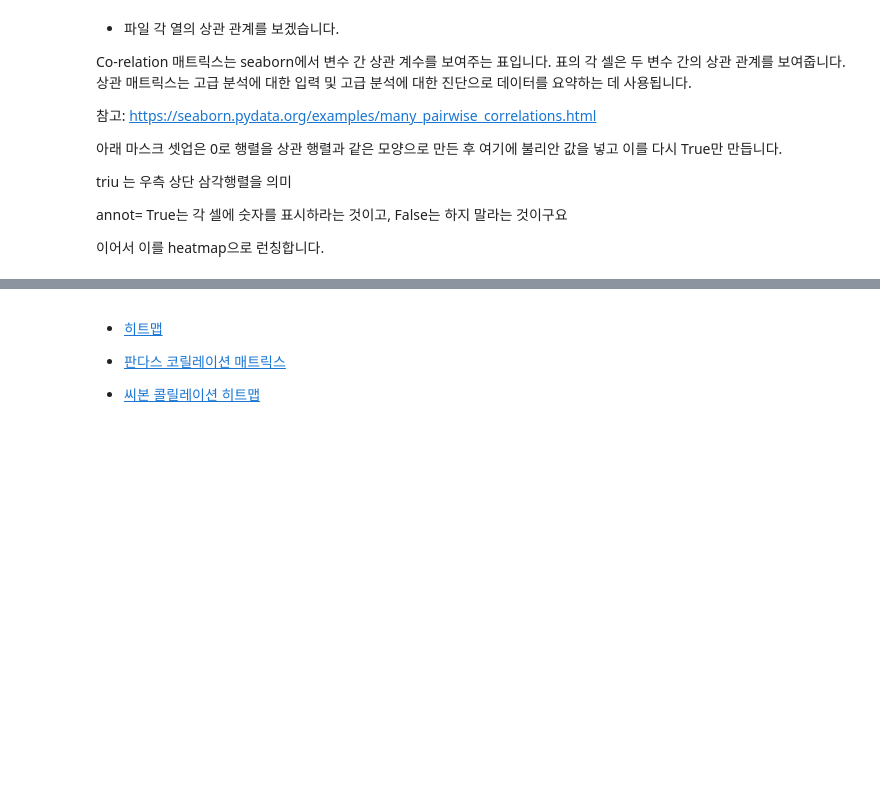
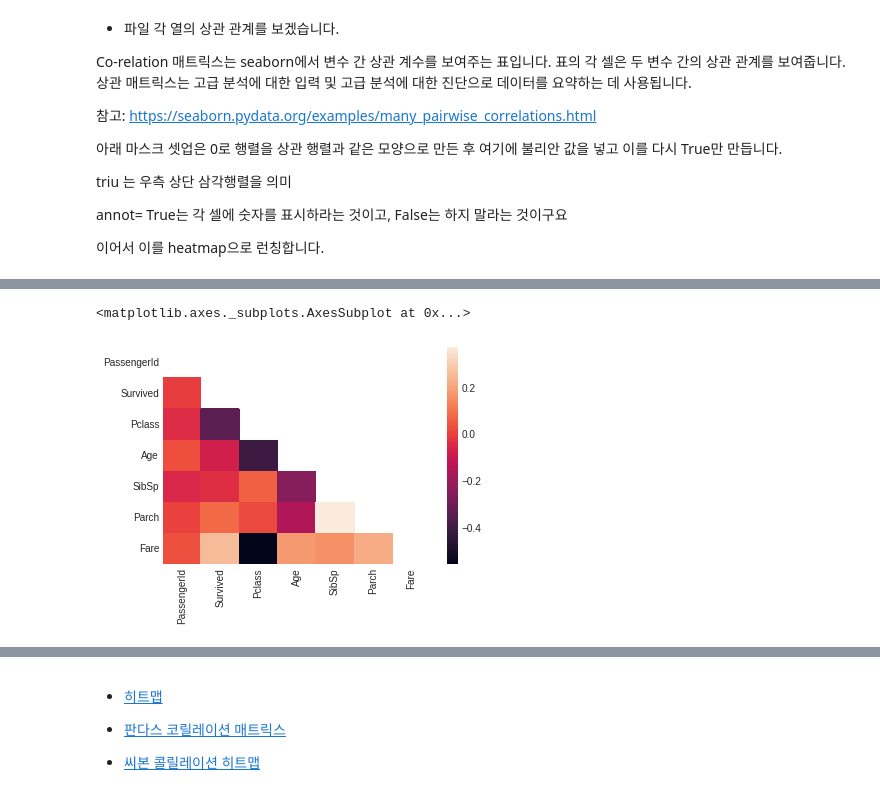
Before and after one commit to Yong-jay/kaggle, a Jupyter notebook: titanic_tutorial_for_beginners_2020_(1).ipynb, the cells around one changed output, grey strips where cells are left out. Drawn from its saved outputs; the diff is of its cells as text; code cells hidden in the pictures; blank space fills up the shorter version.

```diff
--- a/titanic_tutorial_for_beginners_2020_(1).ipynb
+++ b/titanic_tutorial_for_beginners_2020_(1).ipynb
@@ -109,0 +104,3 @@ train = pd.read_csv('../input/titanic/train.csv')
+# %%
+from google.colab import files
+uploaded = files.upload()
@@ -110,3 +111,7 @@ train = pd.read_csv('../input/titanic/train.csv')
+# %%
+import io
+test = pd.read_csv(io.BytesIO(uploaded['test.csv']))
+train = pd.read_csv(io.BytesIO(uploaded['train.csv']))
 # %% [markdown]
 구글 콜랩에서 사용하실 때는 컴퓨터에 파일을 다운로드 한 후 아래 코드를 입력하면 불러올 수 있게 됩니다.
 
@@ -299,3 +435,12 @@ annot= True는 각 셀에 숫자를 표시하라는 것이고, False는 하지
+# %%
+corr = data.corr()
+mask = np.zeros_like(corr, dtype=np.bool)
+mask[np.triu_indices_from(mask)] = True
+
+sns.heatmap(data=corr, mask=mask)
+# %% [output]
+<matplotlib.axes._subplots.AxesSubplot at 0x...>
+[figure, added]
 # %%
 # Co-relation 매트릭스
 corr = data.corr()
```
Also changed, not shown: parts of 20 cells of this notebook.
